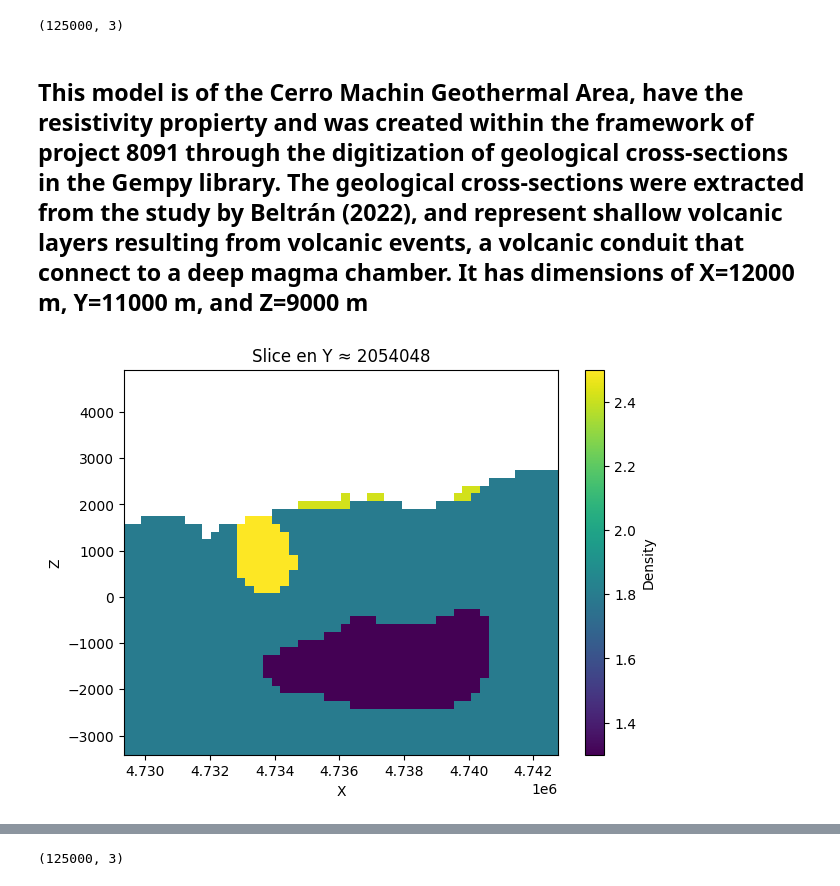
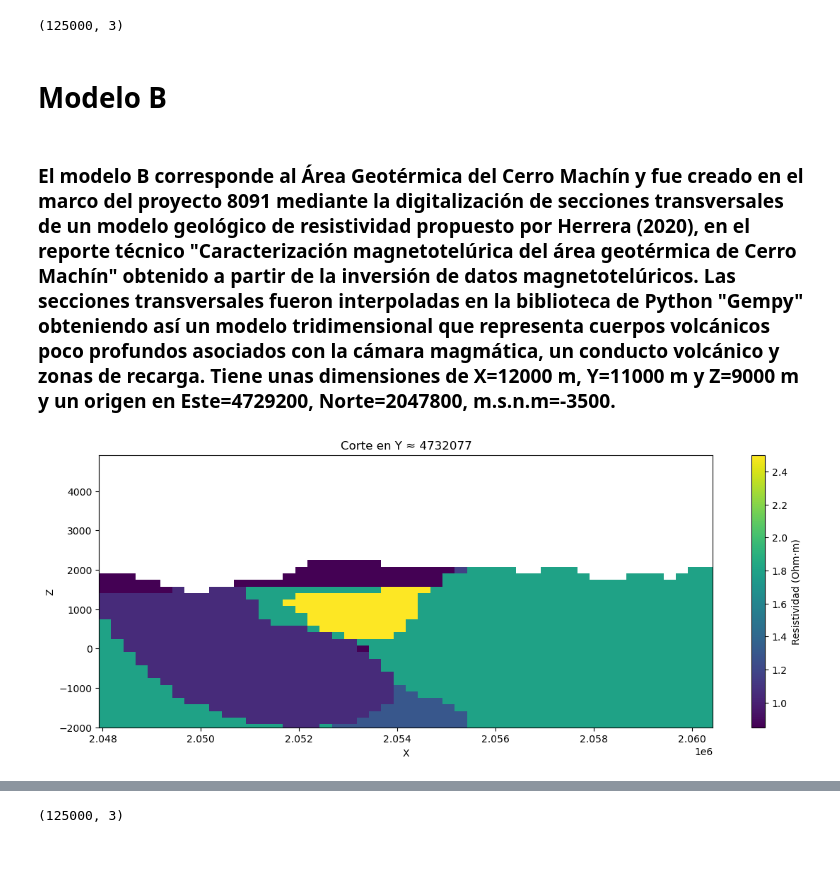
Before and after one commit to Anagabrielamantilla/P8091, a Jupyter notebook: models/visualization.ipynb, the cells around one changed output, grey strips where cells are left out. Drawn from its saved outputs; the diff is of its cells as text; code cells hidden in the pictures; blank space fills up the shorter version.

```diff
--- a/models/visualization.ipynb
+++ b/models/visualization.ipynb
@@ -96,43 +100,42 @@ plt.show()
 centers.shape
 # %% [output]
 (125000, 3)
+# %% [markdown]
+# Modelo B
 # %% [markdown]
-## This model is of the Cerro Machin Geothermal Area, have the resistivity propierty and was created within the framework of project 8091 through the digitization of geological cross-sections in the Gempy library. The geological cross-sections were extracted from the study by Beltrán (2022), and represent shallow volcanic layers resulting from volcanic events, a volcanic conduit that connect to a deep magma chamber. It has dimensions of X=12000 m, Y=11000 m, and Z=9000 m
+### El modelo B corresponde al Área Geotérmica del Cerro Machín y fue creado en el marco del proyecto 8091 mediante la digitalización de secciones transversales de un modelo geológico de resistividad propuesto por Herrera (2020), en el reporte técnico "Caracterización magnetotelúrica del área geotérmica de Cerro Machín" obtenido a partir de la inversión de datos magnetotelúricos. Las secciones transversales fueron interpoladas en la biblioteca de Python "Gempy" obteniendo así un modelo tridimensional que representa cuerpos volcánicos poco profundos asociados con la cámara magmática, un conducto volcánico y zonas de recarga. Tiene unas dimensiones de X=12000 m, Y=11000 m y Z=9000 m y un origen en Este=4729200, Norte=2047800, m.s.n.m=-3500.
 # %%
 import numpy as np
 import matplotlib.pyplot as plt
 
 model_npz = np.load("modelB/res_modelB.npz")
 model = model_npz["Res_model"]
 centers = model_npz["cell_centers"]
 
-
 xs = np.unique(centers[:, 0]); ys = np.unique(centers[:, 1]); zs = np.unique(centers[:, 2])
 nx, ny, nz = len(xs), len(ys), len(zs)
 
+vol = model.reshape((nx, ny, nz), order="F")
 
-vol = model.reshape((nz, ny, nx), order="F")
+target_x = 4732100
+x_idx = np.abs(xs - target_x).argmin()
+x_val = xs[x_idx]
 
+slice_x = vol[:, x_idx, :]
 
-target_y = 2054000
-y_idx = np.abs(ys - target_y).argmin()
-y_val = ys[y_idx]
-
-
-slice_y = vol[:, y_idx, :]
-
-plt.figure(figsize=(7,5))
+plt.figure(figsize=(14,5))
 im = plt.imshow(
-    slice_y.T,
-    origin="lower",
-    cmap="viridis",
-    extent=[xs.min(), xs.max(), zs.min(), zs.max()],
-    aspect="auto"
+slice_x.T,
+origin="lower",
+cmap="viridis",
+extent=[ys.min(), ys.max(), zs.min(), zs.max()],
+aspect="auto"
 )
-plt.colorbar(im, label="Density")
-plt.title(f"Slice en Y ≈ {y_val:.0f}")
+plt.ylim(-2000, zs.max())
+plt.colorbar(im, label="Resistividad (Ohm·m)")
+plt.title(f"Corte en Y ≈ {x_val:.0f}")
 plt.xlabel("X")
 plt.ylabel("Z")
 plt.show()
 # %% [output]
-[figure, old version]
+[figure, new version]
```
Also changed, not shown: parts of 26 cells of this notebook, 17 other files.
